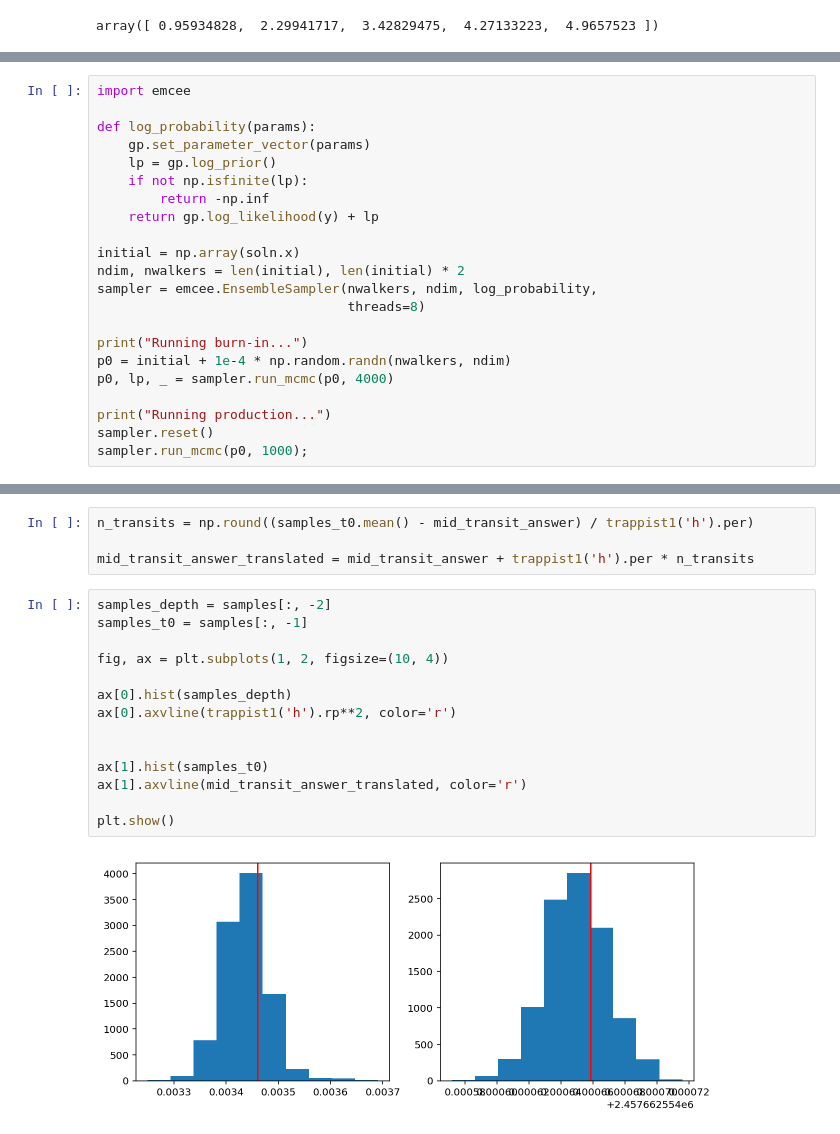
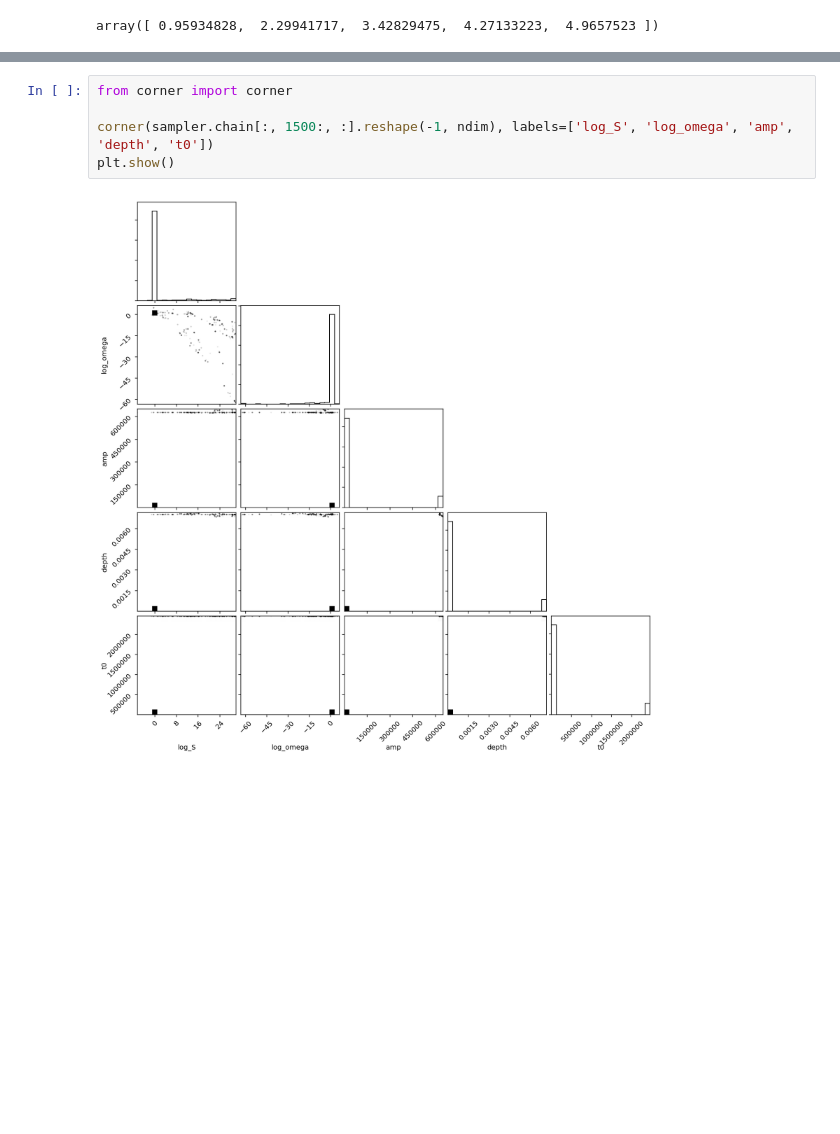
Before and after one commit to bmorris3/libra, a Jupyter notebook: notebooks/archive_fit_trans.ipynb, the cells around one changed output, grey strips where cells are left out. Saved outputs shown, nothing was run; the diff lists cells and outputs as text; blank space fills up the shorter version.

```diff
--- a/notebooks/archive_fit_trans.ipynb
+++ b/notebooks/archive_fit_trans.ipynb
@@ -285,22 +303,0 @@ Final log-likelihood: -113843.08496309722
-# %%
-import emcee
-
-def log_probability(params):
-    gp.set_parameter_vector(params)
-    lp = gp.log_prior()
-    if not np.isfinite(lp):
-        return -np.inf
-    return gp.log_likelihood(y) + lp
-
-initial = np.array(soln.x)
-ndim, nwalkers = len(initial), len(initial) * 2
-sampler = emcee.EnsembleSampler(nwalkers, ndim, log_probability,
-                                threads=8)
-
-print("Running burn-in...")
-p0 = initial + 1e-4 * np.random.randn(nwalkers, ndim)
-p0, lp, _ = sampler.run_mcmc(p0, 4000)
-
-print("Running production...")
-sampler.reset()
-sampler.run_mcmc(p0, 1000);
@@ -348,20 +304,7 @@ plt.ylim([y.min(), y.max()])
-# %%
-n_transits = np.round((samples_t0.mean() - mid_transit_answer) / trappist1('h').per)
-
-mid_transit_answer_translated = mid_transit_answer + trappist1('h').per * n_transits
-# %%
-samples_depth = samples[:, -2]
-samples_t0 = samples[:, -1]
-
-fig, ax = plt.subplots(1, 2, figsize=(10, 4))
-
-ax[0].hist(samples_depth)
-ax[0].axvline(trappist1('h').rp**2, color='r')
-
-
-ax[1].hist(samples_t0)
-ax[1].axvline(mid_transit_answer_translated, color='r')
-
-plt.show()
-# %% [output]
-[figure, removed]
+# %%
+from corner import corner
+
+corner(sampler.chain[:, 1500:, :].reshape(-1, ndim), labels=['log_S', 'log_omega', 'amp', 'depth', 't0'])
+plt.show()
+# %% [output]
+[figure, added]
```
Also changed, not shown: parts of 16 cells of this notebook, 25 other files.
